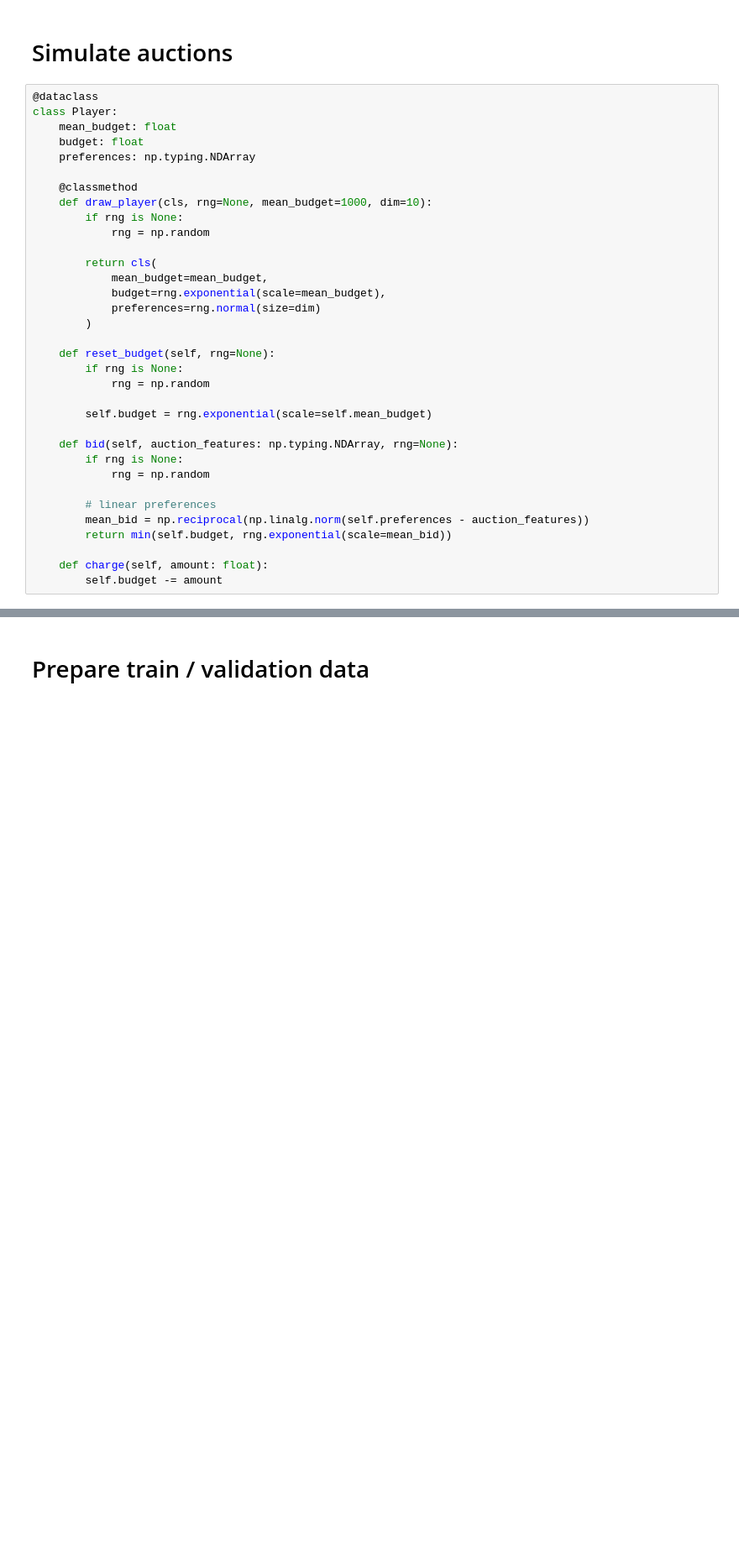
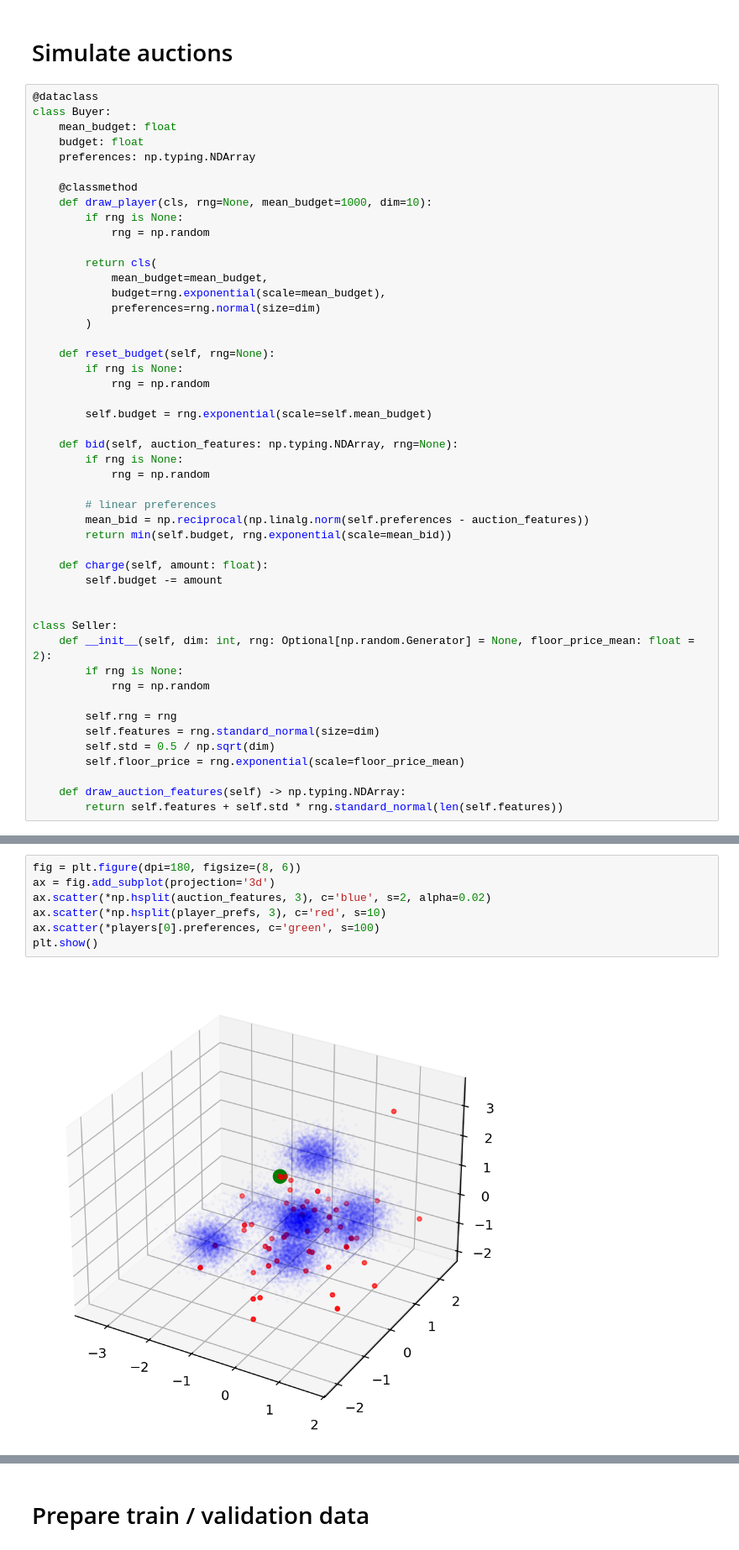
Before and after one commit to alexshtf/torchcurves, a Jupyter notebook: doc/source/examples/monotone_functions.ipynb, the cells around one changed output, grey strips where cells are left out. Shown at 84% size. Drawn from its saved outputs; the diff is of its cells as text; blank space fills up the shorter version.

```diff
--- a/doc/source/examples/monotone_functions.ipynb
+++ b/doc/source/examples/monotone_functions.ipynb
@@ -12,7 +13,7 @@ from torch.utils.data import TensorDataset, DataLoader
 # Simulate auctions
 # %%
 @dataclass
-class Player:
+class Buyer:
     mean_budget: float
     budget: float
     preferences: np.typing.NDArray
@@ -44,4 +45,18 @@ class Player:
 
     def charge(self, amount: float):
         self.budget -= amount
+
+
+class Seller:
+    def __init__(self, dim: int, rng: Optional[np.random.Generator] = None, floor_price_mean: float = 2):
+        if rng is None:
+            rng = np.random
+
+        self.rng = rng
+        self.features = rng.standard_normal(size=dim)
+        self.std = 0.5 / np.sqrt(dim)
+        self.floor_price = rng.exponential(scale=floor_price_mean)
+
+    def draw_auction_features(self) -> np.typing.NDArray:
+        return self.features + self.std * rng.standard_normal(len(self.features))
 # %%
@@ -81,2 +121,11 @@ X = np.hstack((auction_features, budget_fractions.reshape(-1, 1)))
 our_bids = np.asarray(our_bids)
 our_wins = np.asarray(our_wins)
+# %%
+fig = plt.figure(dpi=180, figsize=(8, 6))
+ax = fig.add_subplot(projection='3d')
+ax.scatter(*np.hsplit(auction_features, 3), c='blue', s=2, alpha=0.02)
+ax.scatter(*np.hsplit(player_prefs, 3), c='red', s=10)
+ax.scatter(*players[0].preferences, c='green', s=100)
+plt.show()
+# %% [output]
+[figure, added]
```
Also changed, not shown: parts of 12 cells of this notebook.
